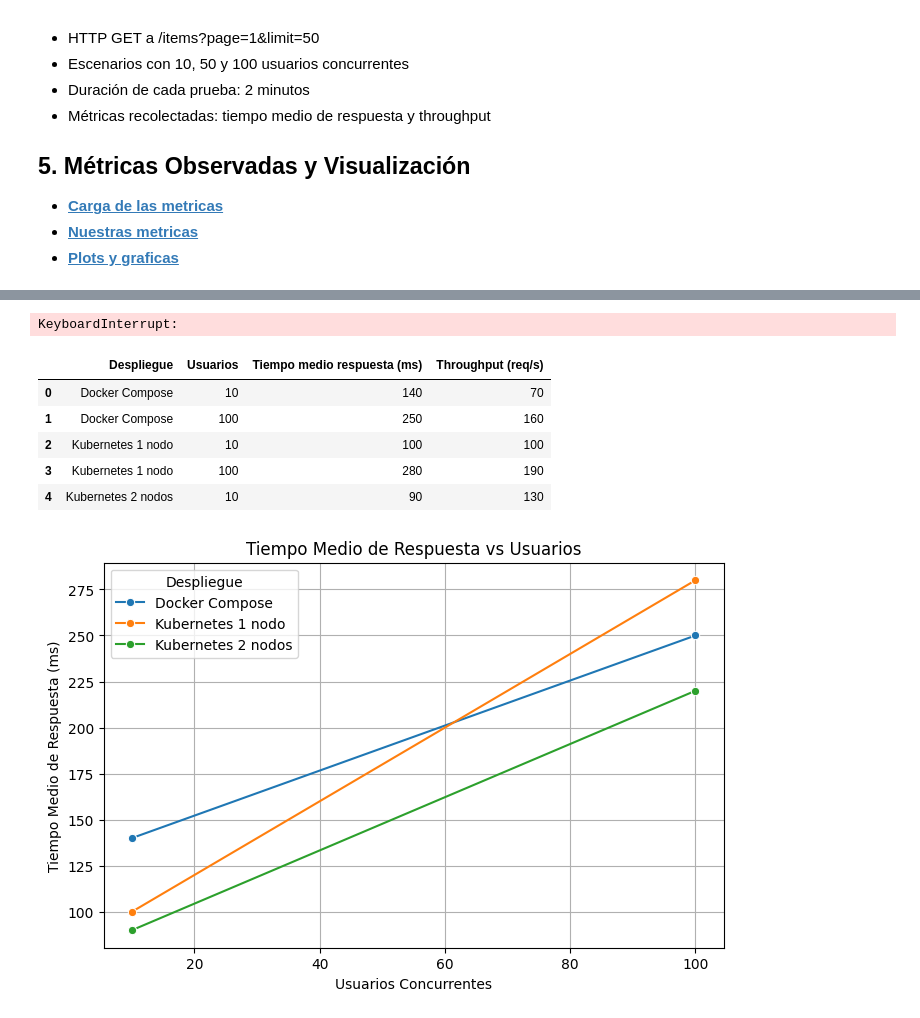
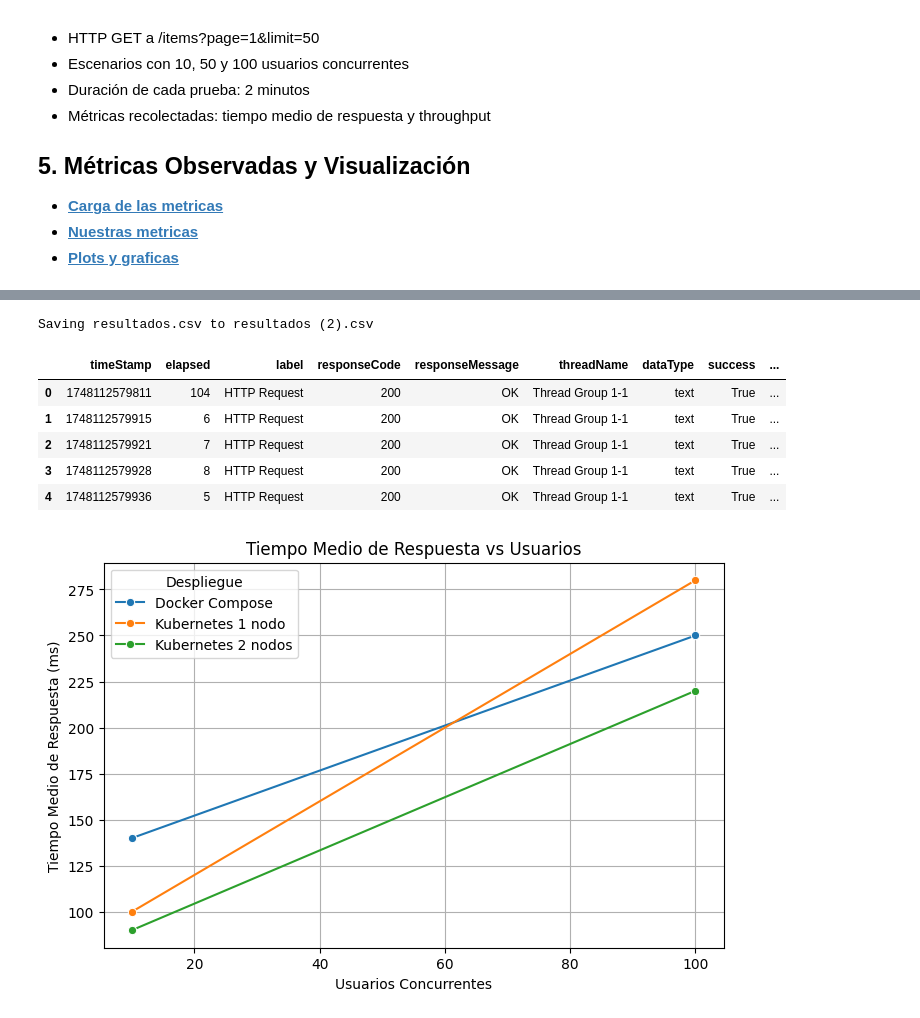
Before and after one commit to Zamir2211888/Proyecto-Software-, a Jupyter notebook: Colab_Proyecto_Final.ipynb, the cells around one changed output, grey strips where cells are left out. Cells and saved outputs as stored; diff of their text form; code cells hidden in the pictures.

```diff
--- a/Colab_Proyecto.ipynb
+++ b/Colab_Proyecto_Final.ipynb
@@ -66,23 +66,26 @@ Se utilizó Apache JMeter para simular tráfico concurrente a la API. El plan de
 * [**Nuestras metricas**](#eje2)
 * [**Plots y graficas**](#eje3)
 # %%
-#@title # **Carga del archivo en formato CSV** <a name="eje1"></a>
+#@title # **Carga del archivo en formato CSV**
 
 from google.colab import files
+import pandas as pd
+
 uploaded = files.upload()
+
+# Suponiendo que el archivo se llama 'resultados.csv'
+df = pd.read_csv('resultados.csv')
+
+df.head()
 # %% [output]
 [interactive output not drawn]
-KeyboardInterrupt:
+Saving resultados.csv to resultados (2).csv
+|  | timeStamp | elapsed | label | responseCode | responseMessage | threadName | dataType | success | ... |
+| 0 | 1748112579811 | 104 | HTTP Request | 200 | OK | Thread Group 1-1 | text | True | ... |
+| 1 | 1748112579915 | 6 | HTTP Request | 200 | OK | Thread Group 1-1 | text | True | ... |
+| 2 | 1748112579921 | 7 | HTTP Request | 200 | OK | Thread Group 1-1 | text | True | ... |
+| 3 | 1748112579928 | 8 | HTTP Request | 200 | OK | Thread Group 1-1 | text | True | ... |
+| 4 | 1748112579936 | 5 | HTTP Request | 200 | OK | Thread Group 1-1 | text | True | ... |
-# %%
-#@title # **Metricas recolectadas** <a name="eje2"></a>
-df.head()
-# %% [output]
-|  | Despliegue | Usuarios | Tiempo medio respuesta (ms) | Throughput (req/s) |
-| 0 | Docker Compose | 10 | 140 | 70 |
-| 1 | Docker Compose | 100 | 250 | 160 |
-| 2 | Kubernetes 1 nodo | 10 | 100 | 100 |
-| 3 | Kubernetes 1 nodo | 100 | 280 | 190 |
-| 4 | Kubernetes 2 nodos | 10 | 90 | 130 |
 # %%
 #@title # **Plot y graficas** <a name="eje3"></a>
 
```
Also changed, not shown: parts of 2 cells of this notebook.
